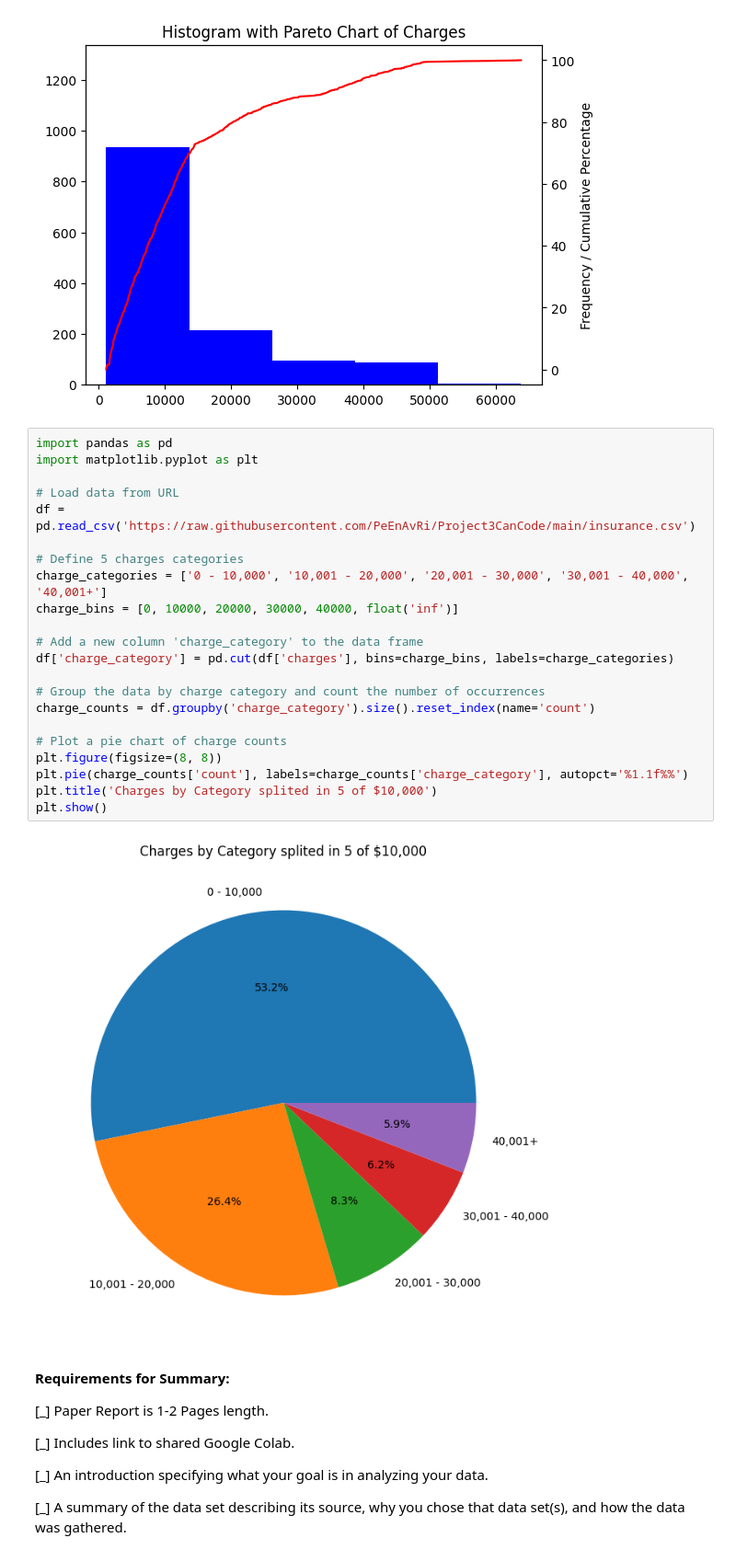
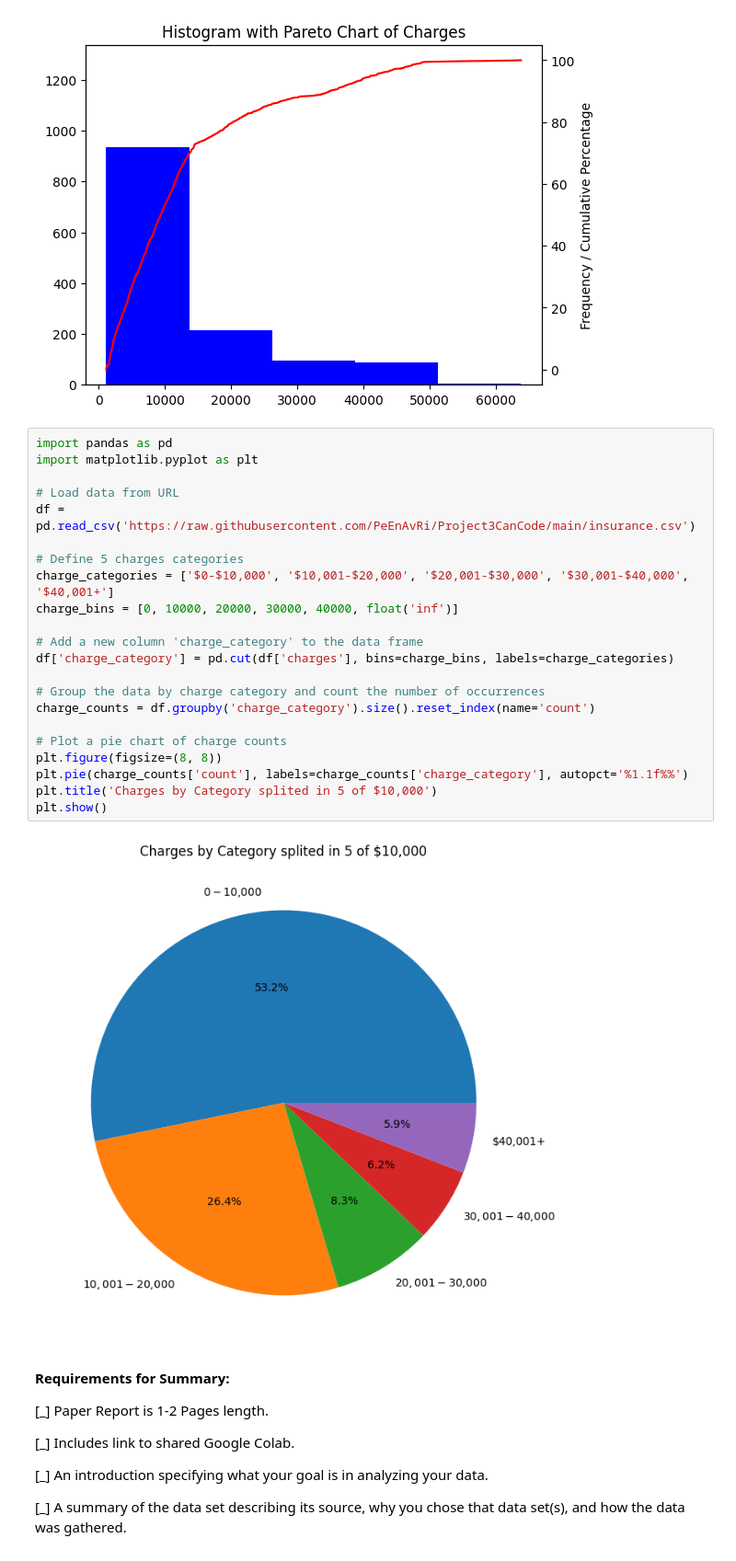
Before and after one commit to PeEnAvRi/Project3CanCode, a Jupyter notebook: Project3CanCodePedro.ipynb, the cells around one changed output. Shown at 92% size. Saved outputs shown, nothing was run; the diff lists cells and outputs as text.

```diff
--- a/Project3CanCodePedro.ipynb
+++ b/Project3CanCodePedro.ipynb
@@ -346,27 +345,27 @@ plt.show()
 # %%
 import pandas as pd
 import matplotlib.pyplot as plt
 
 # Load data from URL
 df = pd.read_csv('https://raw.githubusercontent.com/PeEnAvRi/Project3CanCode/main/insurance.csv')
 
 # Define 5 charges categories
-charge_categories = ['0 - 10,000', '10,001 - 20,000', '20,001 - 30,000', '30,001 - 40,000', '40,001+']
+charge_categories = ['$0-$10,000', '$10,001-$20,000', '$20,001-$30,000', '$30,001-$40,000', '$40,001+']
 charge_bins = [0, 10000, 20000, 30000, 40000, float('inf')]
 
 # Add a new column 'charge_category' to the data frame
 df['charge_category'] = pd.cut(df['charges'], bins=charge_bins, labels=charge_categories)
 
 # Group the data by charge category and count the number of occurrences
 charge_counts = df.groupby('charge_category').size().reset_index(name='count')
 
 # Plot a pie chart of charge counts
 plt.figure(figsize=(8, 8))
 plt.pie(charge_counts['count'], labels=charge_counts['charge_category'], autopct='%1.1f%%')
 plt.title('Charges by Category splited in 5 of $10,000')
 plt.show()
 # %% [output]
-[figure, old version]
+[figure, new version]
 # %% [markdown]
 **Requirements for Summary:**
 
```
Also changed, not shown: parts of 1 cell of this notebook.
